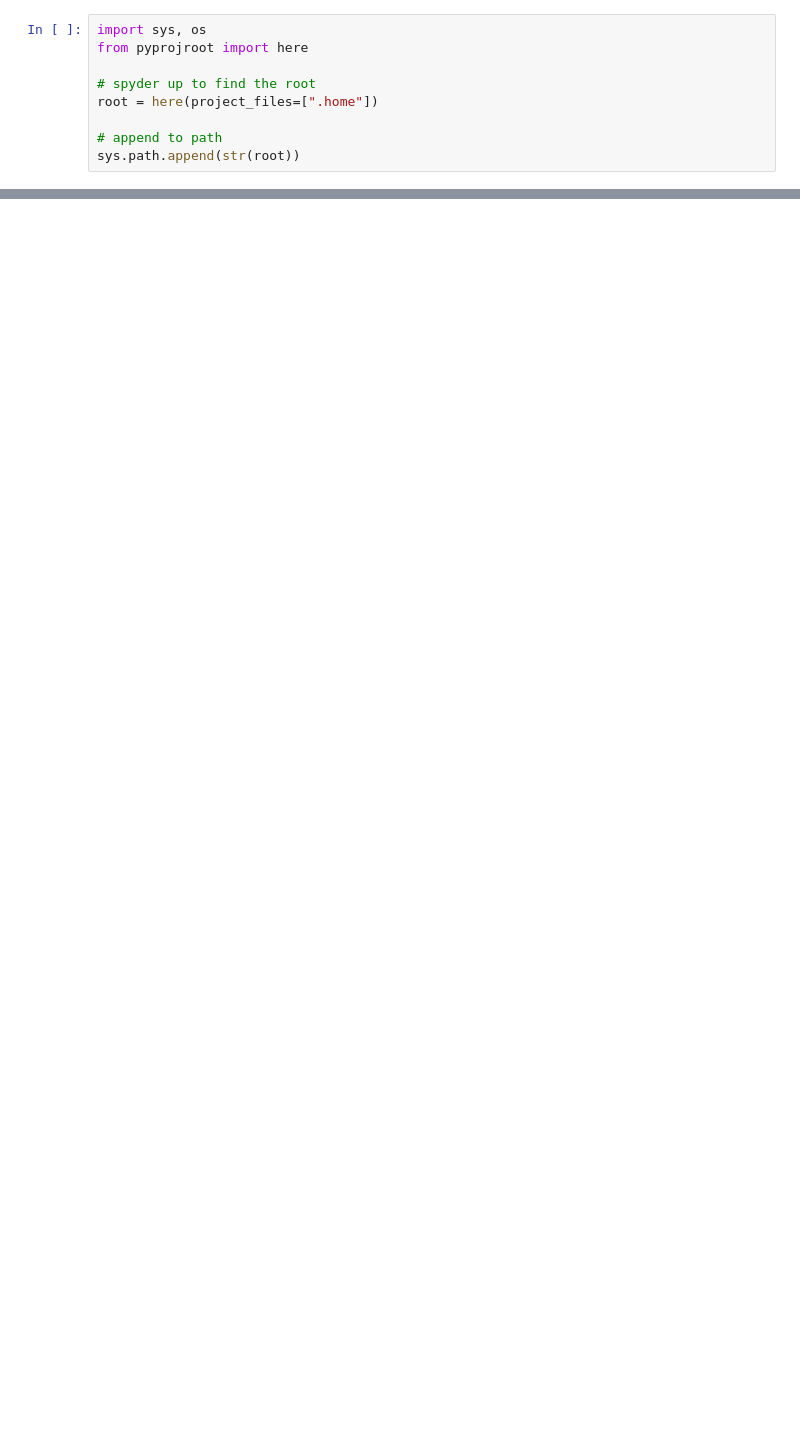
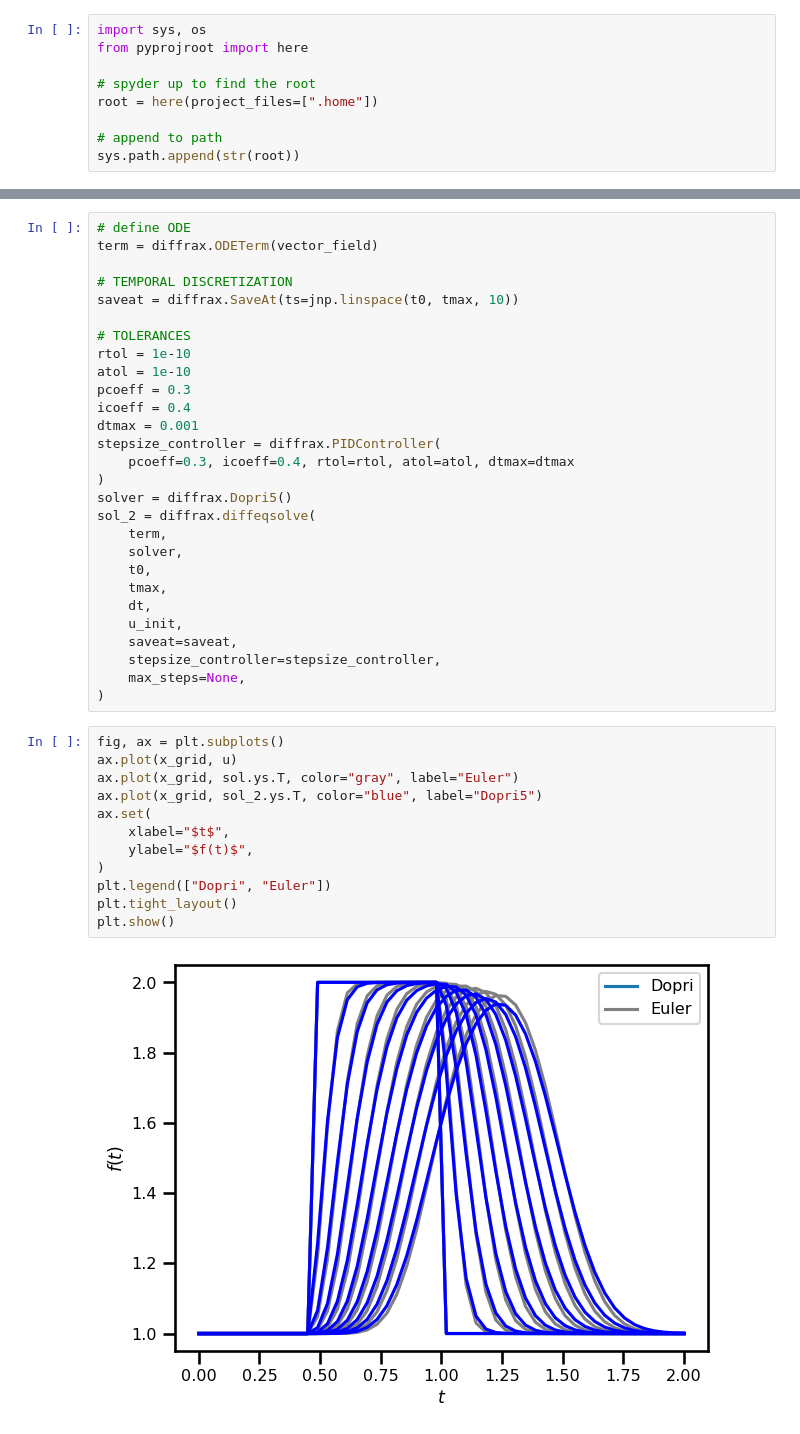
Before and after one commit to jejjohnson/jaxsw, a Jupyter notebook: notebooks/dev/eman/12_steps_2_NS/1.2_linear_convection.ipynb, the cells around one changed output, grey strips where cells are left out. Drawn from its saved outputs; the diff is of its cells as text; blank space fills up the shorter version.

```diff
--- a/notebooks/dev/eman/12_steps_2_NS/1.2_linear_convection.ipynb
+++ b/notebooks/dev/eman/12_steps_2_NS/1.2_linear_convection.ipynb
@@ -278,0 +464,42 @@ plt.show()
+# %%
+# define ODE
+term = diffrax.ODETerm(vector_field)
+
+# TEMPORAL DISCRETIZATION
+saveat = diffrax.SaveAt(ts=jnp.linspace(t0, tmax, 10))
+
+# TOLERANCES
+rtol = 1e-10
+atol = 1e-10
+pcoeff = 0.3
+icoeff = 0.4
+dtmax = 0.001
+stepsize_controller = diffrax.PIDController(
+    pcoeff=0.3, icoeff=0.4, rtol=rtol, atol=atol, dtmax=dtmax
+)
+solver = diffrax.Dopri5()
+sol_2 = diffrax.diffeqsolve(
+    term,
+    solver,
+    t0,
+    tmax,
+    dt,
+    u_init,
+    saveat=saveat,
+    stepsize_controller=stepsize_controller,
+    max_steps=None,
+)
+# %%
+fig, ax = plt.subplots()
+ax.plot(x_grid, u)
+ax.plot(x_grid, sol.ys.T, color="gray", label="Euler")
+ax.plot(x_grid, sol_2.ys.T, color="blue", label="Dopri5")
+ax.set(
+    xlabel="$t$",
+    ylabel="$f(t)$",
+)
+plt.legend(["Dopri", "Euler"])
+plt.tight_layout()
+plt.show()
+# %% [output]
+[figure, added]
```
Also changed, not shown: parts of 50 cells of this notebook, 1 other file.
